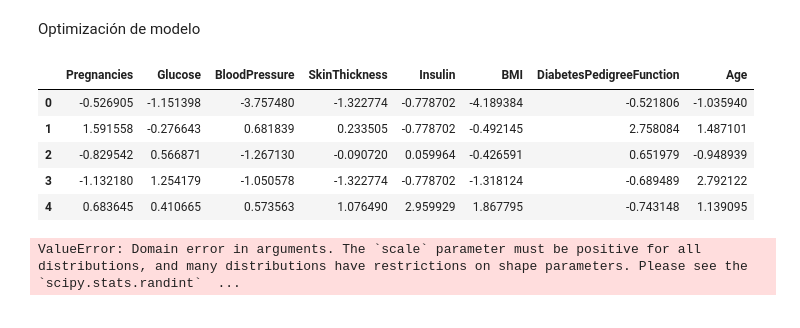
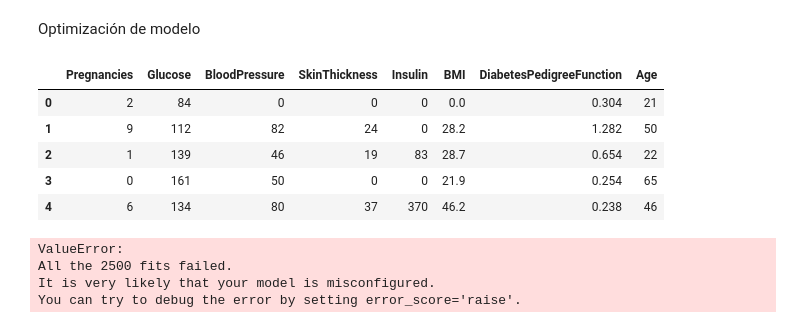
Before and after one commit to 4GeeksAcademy/boosting_regressor_PuraCampos, a Jupyter notebook: src/explore.ipynb, the cells around one changed output. Cells and saved outputs as stored; diff of their text form; code cells hidden in the pictures.

```diff
--- a/src/explore.ipynb
+++ b/src/explore.ipynb
@@ -95,7 +95,7 @@ Entrenamiento del modelo
 from xgboost import XGBClassifier
 
 model = XGBClassifier(random_state = 42)
-model.fit(x_con_train_norm, y_train)
+model.fit(x_con_train, y_train)
 # %% [output]
 XGBClassifier(base_score=None, booster=None, callbacks=None,
               colsample_bylevel=None, colsample_bynode=None,
@@ -136,28 +136,29 @@ model.save_model("xgb_classifier_default_42.json")
 # %% [markdown]
 Optimización de modelo
 # %%
-x_con_train_scal.head()
+x_con_train.head()
 # %% [output]
 |  | Pregnancies | Glucose | BloodPressure | SkinThickness | Insulin | BMI | DiabetesPedigreeFunction | Age |
-| 0 | -0.526905 | -1.151398 | -3.757480 | -1.322774 | -0.778702 | -4.189384 | -0.521806 | -1.035940 |
-| 1 | 1.591558 | -0.276643 | 0.681839 | 0.233505 | -0.778702 | -0.492145 | 2.758084 | 1.487101 |
-| 2 | -0.829542 | 0.566871 | -1.267130 | -0.090720 | 0.059964 | -0.426591 | 0.651979 | -0.948939 |
-| 3 | -1.132180 | 1.254179 | -1.050578 | -1.322774 | -0.778702 | -1.318124 | -0.689489 | 2.792122 |
-| 4 | 0.683645 | 0.410665 | 0.573563 | 1.076490 | 2.959929 | 1.867795 | -0.743148 | 1.139095 |
+| 0 | 2 | 84 | 0 | 0 | 0 | 0.0 | 0.304 | 21 |
+| 1 | 9 | 112 | 82 | 24 | 0 | 28.2 | 1.282 | 50 |
+| 2 | 1 | 139 | 46 | 19 | 83 | 28.7 | 0.654 | 22 |
+| 3 | 0 | 161 | 50 | 0 | 0 | 21.9 | 0.254 | 65 |
+| 4 | 6 | 134 | 80 | 37 | 370 | 46.2 | 0.238 | 46 |
 # %%
 from sklearn.model_selection import RandomizedSearchCV
 from scipy.stats import randint
+from xgboost import XGBClassifier
 
 params={
     "n_estimators": randint(1,100),
     "learning_rate":randint(1,100),
     "objective":randint(1,100),
-    "subsample": randint(0.0,0.1),
+    "subsample": randint(0,1),
     "max_depth":randint(1,100),
     "criterion":['friedman_mse', 'squared_error'],
     "gamma":randint(2,100),
     "min_child_weight":randint(1,100),
-    "colsample_by_level":randint(0.0,0.5)
+    "colsample_by_level":randint(0,1)
 
   }
 
@@ -167,10 +168,13 @@ random_search=RandomizedSearchCV(model, params, n_iter=500,cv=5)
 
 best_params=[]
 
-random_search.fit(x_con_train_norm, y_train)
+random_search.fit(x_con_train, y_train)
 
 print("Best_params:",random_search.best_params_)
 
 print("Best_accuracy:",random_search.best_score_)
 # %% [output]
-ValueError: Domain error in arguments. The `scale` parameter must be positive for all distributions, and many distributions have restrictions on shape parameters. Please see the `scipy.stats.randint`  ...
+ValueError:
+All the 2500 fits failed.
+It is very likely that your model is misconfigured.
+You can try to debug the error by setting error_score='raise'.
```
Also changed, not shown: parts of 4 cells of this notebook, 1 other file.
